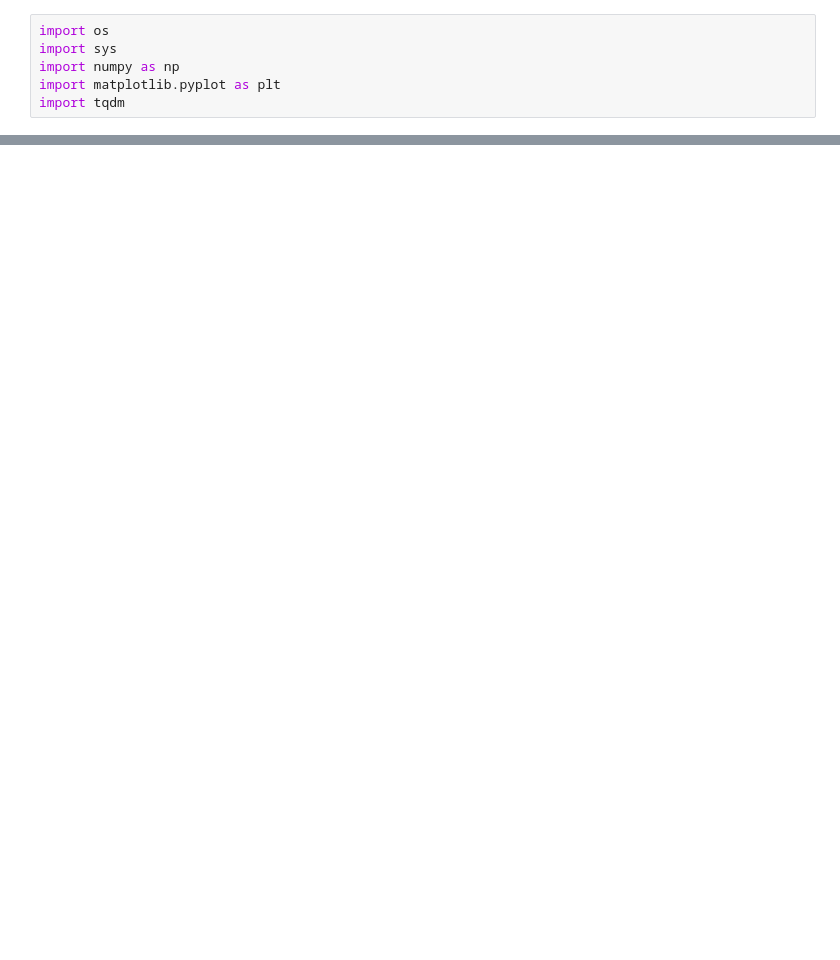
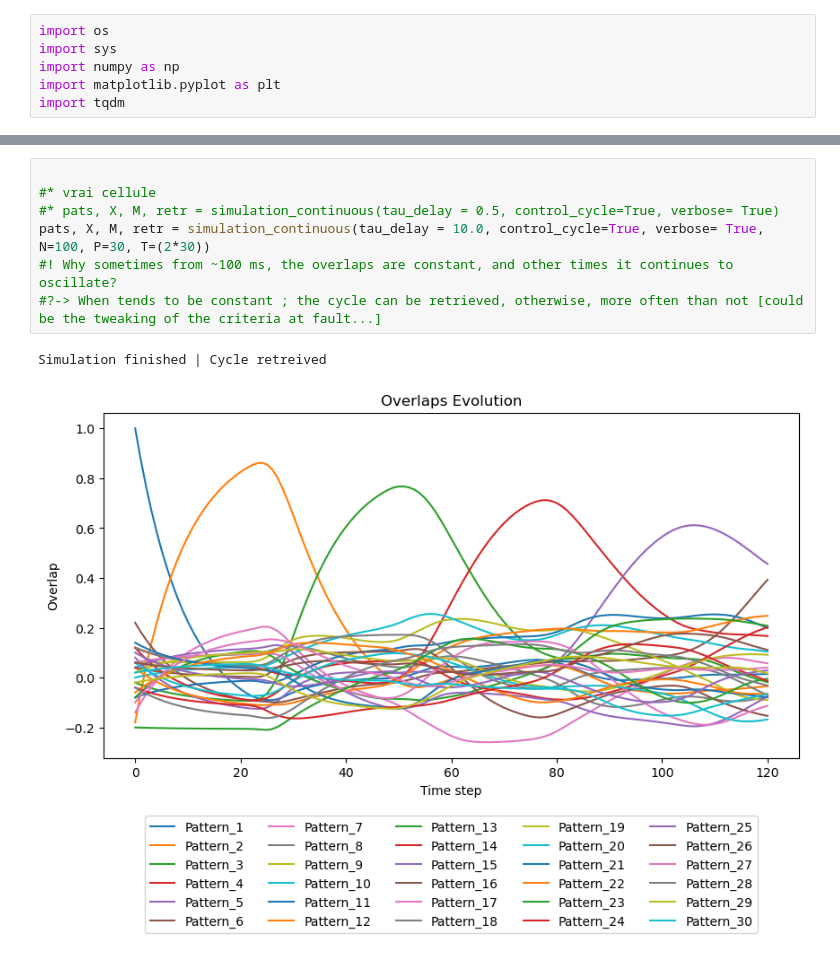
Before and after one commit to maverest/NX_465_mini_project, a Jupyter notebook: NX_465_mini_project.ipynb, the cells around one changed output, grey strips where cells are left out. Cells and saved outputs as stored; diff of their text form; blank space fills up the shorter version.

```diff
--- a/NX_465_mini_project.ipynb
+++ b/NX_465_mini_project.ipynb
@@ -469,0 +652,10 @@ plt.show()
+# %%
+
+#* vrai cellule
+#* pats, X, M, retr = simulation_continuous(tau_delay = 0.5, control_cycle=True, verbose= True)
+pats, X, M, retr = simulation_continuous(tau_delay = 10.0, control_cycle=True, verbose= True, N=100, P=30, T=(2*30))
+#! Why sometimes from ~100 ms, the overlaps are constant, and other times it continues to oscillate?
+#?-> When tends to be constant ; the cycle can be retrieved, otherwise, more often than not [could be the tweaking of the criteria at fault...]
+# %% [output]
+Simulation finished | Cycle retreived
+[figure, added]
```
Also changed, not shown: parts of 28 cells of this notebook.
